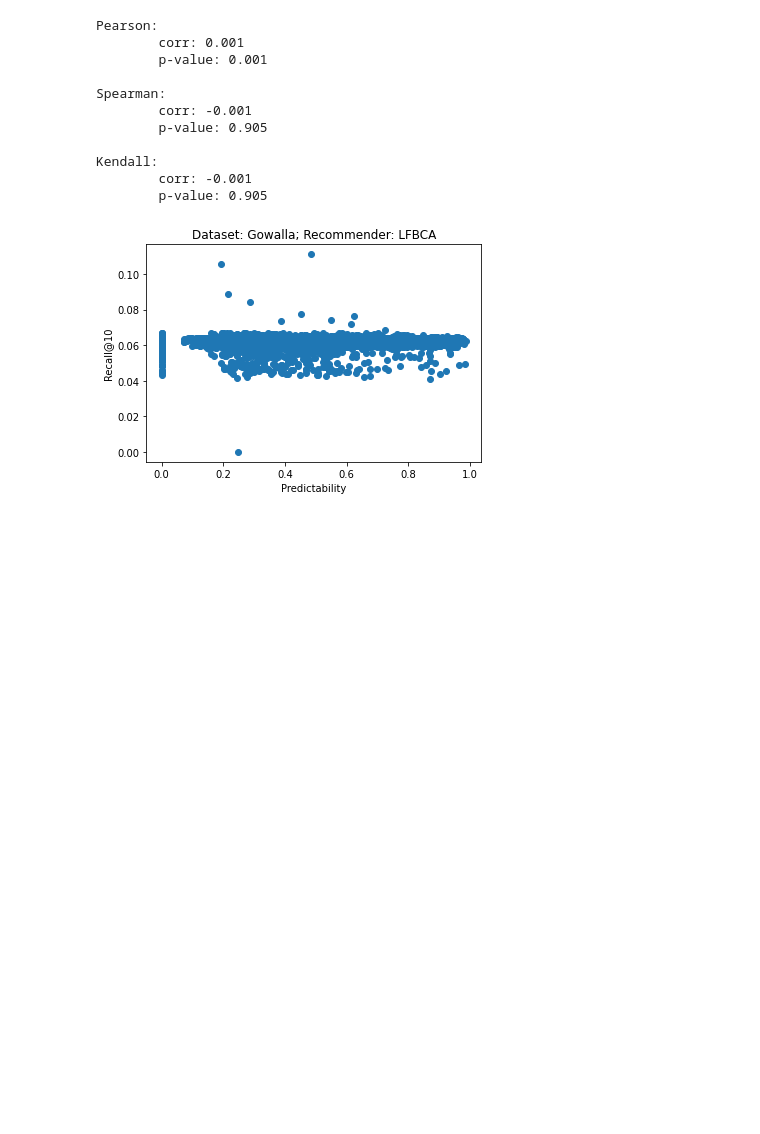
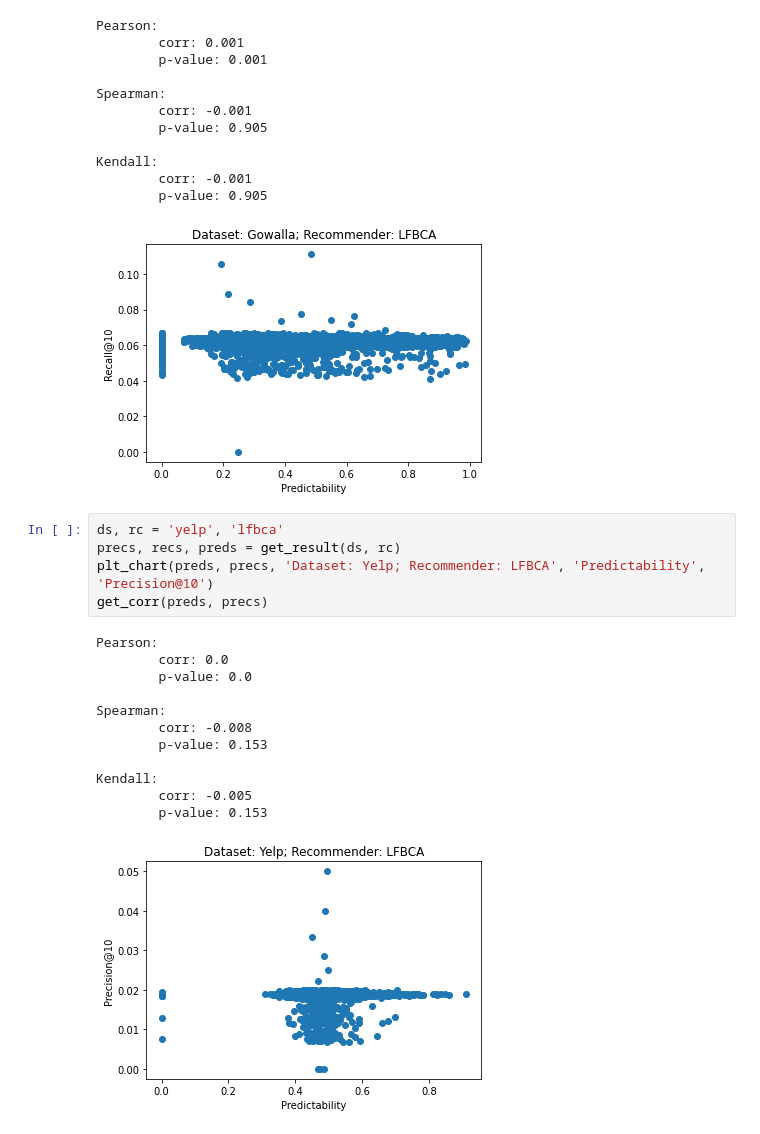
Before and after one commit to hugodavilat/recomendadores, a Jupyter notebook: merge_results/merged.ipynb, the cells around one changed output. Cells and saved outputs as stored; diff of their text form; blank space fills up the shorter version.

Commit message:
adding new recommenders

```diff
--- a/merge_results/merged.ipynb
+++ b/merge_results/merged.ipynb
@@ -67,3 +67,21 @@ Kendall:
         corr: -0.001
         p-value: 0.905
 [figure]
+# %%
+ds, rc = 'yelp', 'lfbca'
+precs, recs, preds = get_result(ds, rc)
+plt_chart(preds, precs, 'Dataset: Yelp; Recommender: LFBCA', 'Predictability', 'Precision@10')
+get_corr(preds, precs)
+# %% [output]
+Pearson:
+        corr: 0.0
+        p-value: 0.0
+
+Spearman:
+        corr: -0.008
+        p-value: 0.153
+
+Kendall:
+        corr: -0.005
+        p-value: 0.153
+[figure, added]
```
Also changed, not shown: parts of 1 cell of this notebook, 25 other files.
